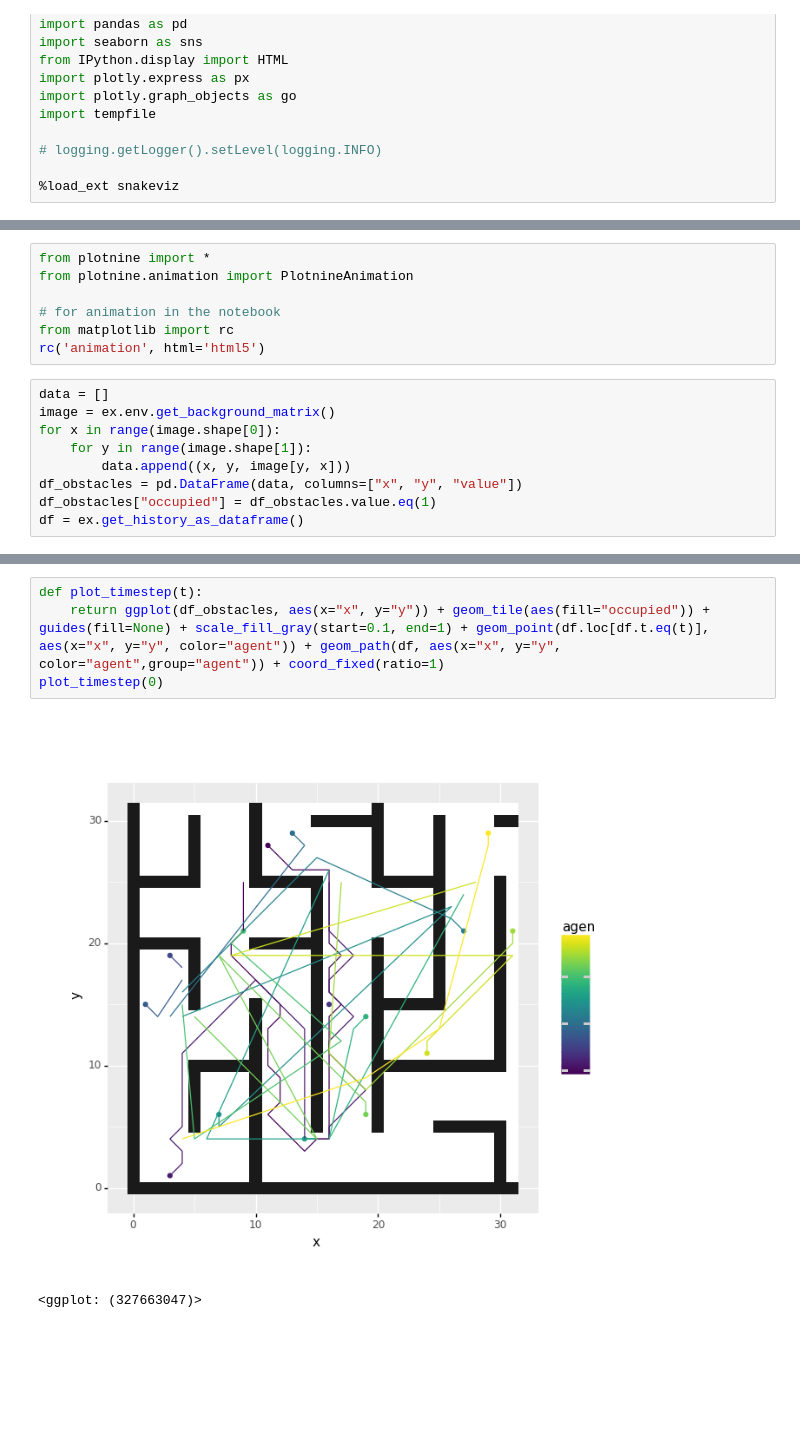
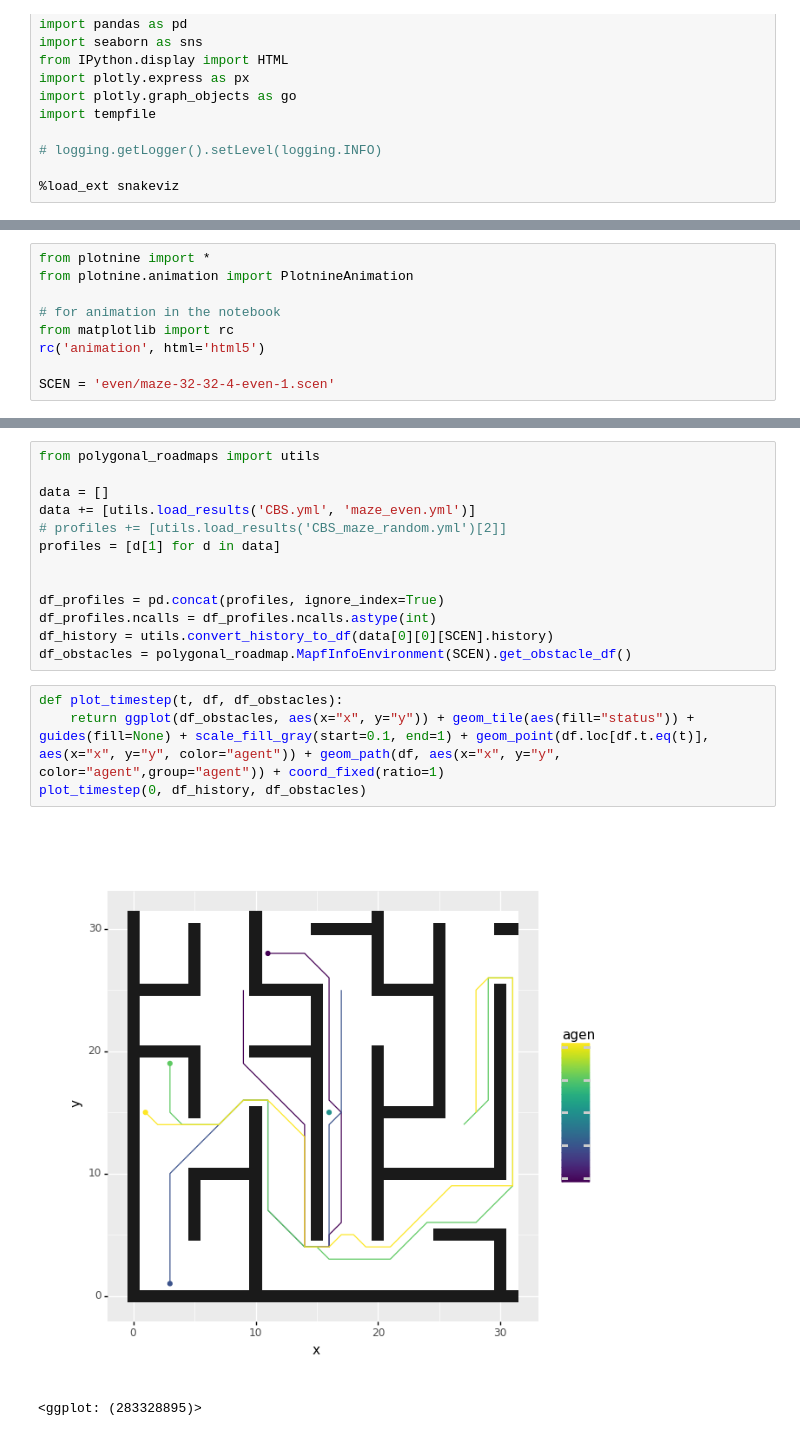
Before and after one commit to ovgu-FINken/polygonal_roadmaps, a Jupyter notebook: Pathfinding.ipynb, the cells around one changed output, grey strips where cells are left out. Drawn from its saved outputs; the diff is of its cells as text; blank space fills up the shorter version.

```diff
--- a/Pathfinding.ipynb
+++ b/Pathfinding.ipynb
@@ -32,12 +26,5 @@ from plotnine.animation import PlotnineAnimation
 # for animation in the notebook
 from matplotlib import rc
 rc('animation', html='html5')
+
+SCEN = 'even/maze-32-32-4-even-1.scen'
-# %%
-data = []
-image = ex.env.get_background_matrix()
-for x in range(image.shape[0]):
-    for y in range(image.shape[1]):
-        data.append((x, y, image[y, x]))
-df_obstacles = pd.DataFrame(data, columns=["x", "y", "value"])
-df_obstacles["occupied"] = df_obstacles.value.eq(1)
-df = ex.get_history_as_dataframe()
@@ -44,9 +47,22 @@ df = ex.get_history_as_dataframe()
+# %%
+from polygonal_roadmaps import utils
+
+data = []
+data += [utils.load_results('CBS.yml', 'maze_even.yml')]
+# profiles += [utils.load_results('CBS_maze_random.yml')[2]]
+profiles = [d[1] for d in data]
+
+
+df_profiles = pd.concat(profiles, ignore_index=True)
+df_profiles.ncalls = df_profiles.ncalls.astype(int)
+df_history = utils.convert_history_to_df(data[0][0][SCEN].history)
+df_obstacles = polygonal_roadmap.MapfInfoEnvironment(SCEN).get_obstacle_df()
 # %%
-def plot_timestep(t):
-    return ggplot(df_obstacles, aes(x="x", y="y")) + geom_tile(aes(fill="occupied")) + guides(fill=None) + scale_fill_gray(start=0.1, end=1) + geom_point(df.loc[df.t.eq(t)], aes(x="x", y="y", color="agent")) + geom_path(df, aes(x="x", y="y", color="agent",group="agent")) + coord_fixed(ratio=1)
-plot_timestep(0)
+def plot_timestep(t, df, df_obstacles):
+    return ggplot(df_obstacles, aes(x="x", y="y")) + geom_tile(aes(fill="status")) + guides(fill=None) + scale_fill_gray(start=0.1, end=1) + geom_point(df.loc[df.t.eq(t)], aes(x="x", y="y", color="agent")) + geom_path(df, aes(x="x", y="y", color="agent",group="agent")) + coord_fixed(ratio=1)
+plot_timestep(0, df_history, df_obstacles)
 # %% [output]
-[figure, old version]
+[figure, new version]
-<ggplot: (327663047)>
+<ggplot: (283328895)>
 # %%
 # It is better to use a generator instead of a list
```
Also changed, not shown: parts of 6 cells of this notebook, 7 other files.
